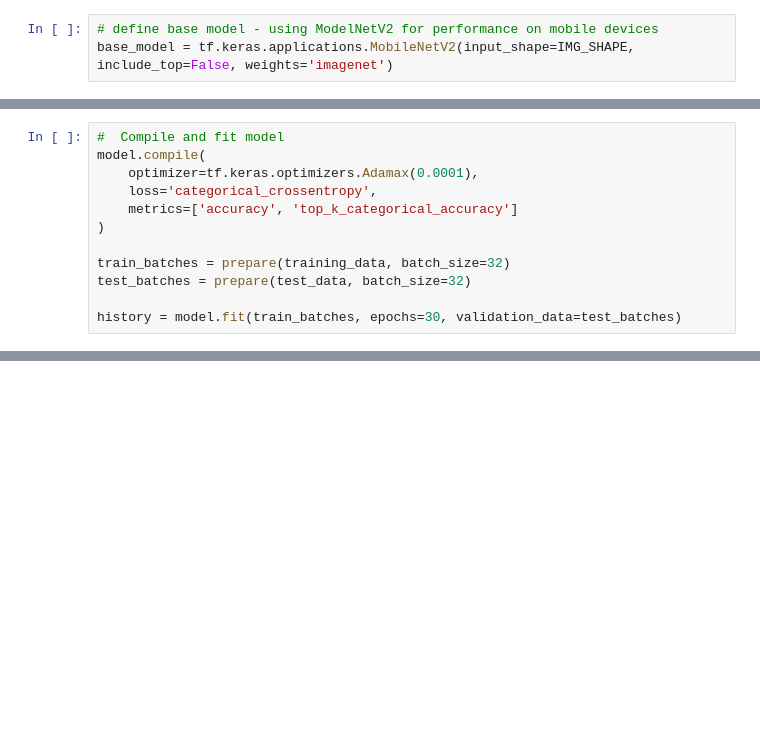
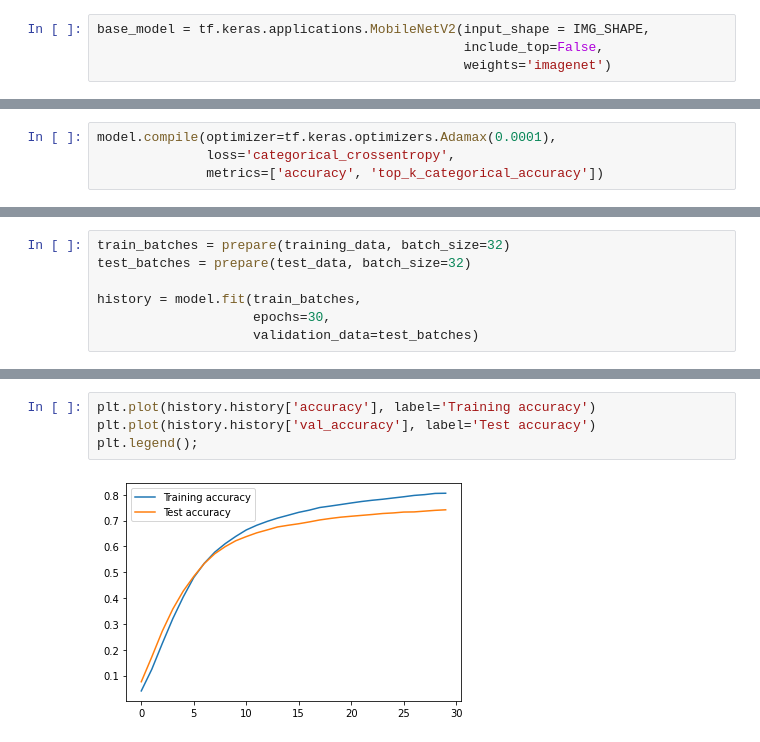
Before and after one commit to ryanachten/Whosagoodboy, a Jupyter notebook: model/DogModelGeneration.ipynb, the cells around one changed output, grey strips where cells are left out. Drawn from its saved outputs; the diff is of its cells as text; blank space fills up the shorter version.

```diff
--- a/model/DogModelGeneration.ipynb
+++ b/model/DogModelGeneration.ipynb
@@ -61,3 +84,4 @@ def prepare(dataset, batch_size=None):
 # %%
-# define base model - using ModelNetV2 for performance on mobile devices
-base_model = tf.keras.applications.MobileNetV2(input_shape=IMG_SHAPE, include_top=False, weights='imagenet')
+base_model = tf.keras.applications.MobileNetV2(input_shape = IMG_SHAPE,
+                                               include_top=False,
+                                               weights='imagenet')
@@ -73 +99,5 @@ model = tf.keras.Sequential([
 ])
+# %%
+model.compile(optimizer=tf.keras.optimizers.Adamax(0.0001),
+              loss='categorical_crossentropy',
+              metrics=['accuracy', 'top_k_categorical_accuracy'])
@@ -74,14 +124,9 @@ model = tf.keras.Sequential([
 # %%
-#  Compile and fit model
-model.compile(
-    optimizer=tf.keras.optimizers.Adamax(0.0001),
-    loss='categorical_crossentropy',
-    metrics=['accuracy', 'top_k_categorical_accuracy']
-)
-
 train_batches = prepare(training_data, batch_size=32)
 test_batches = prepare(test_data, batch_size=32)
 
-history = model.fit(train_batches, epochs=30, validation_data=test_batches)
+history = model.fit(train_batches,
+                    epochs=30,
+                    validation_data=test_batches)
 # %% [output]
 Epoch 1/30
@@ -103,0 +149,6 @@ Epoch 30/30
+# %%
+plt.plot(history.history['accuracy'], label='Training accuracy')
+plt.plot(history.history['val_accuracy'], label='Test accuracy')
+plt.legend();
+# %% [output]
+[figure, added]
```
Also changed, not shown: parts of 20 cells of this notebook, 1 other file.
